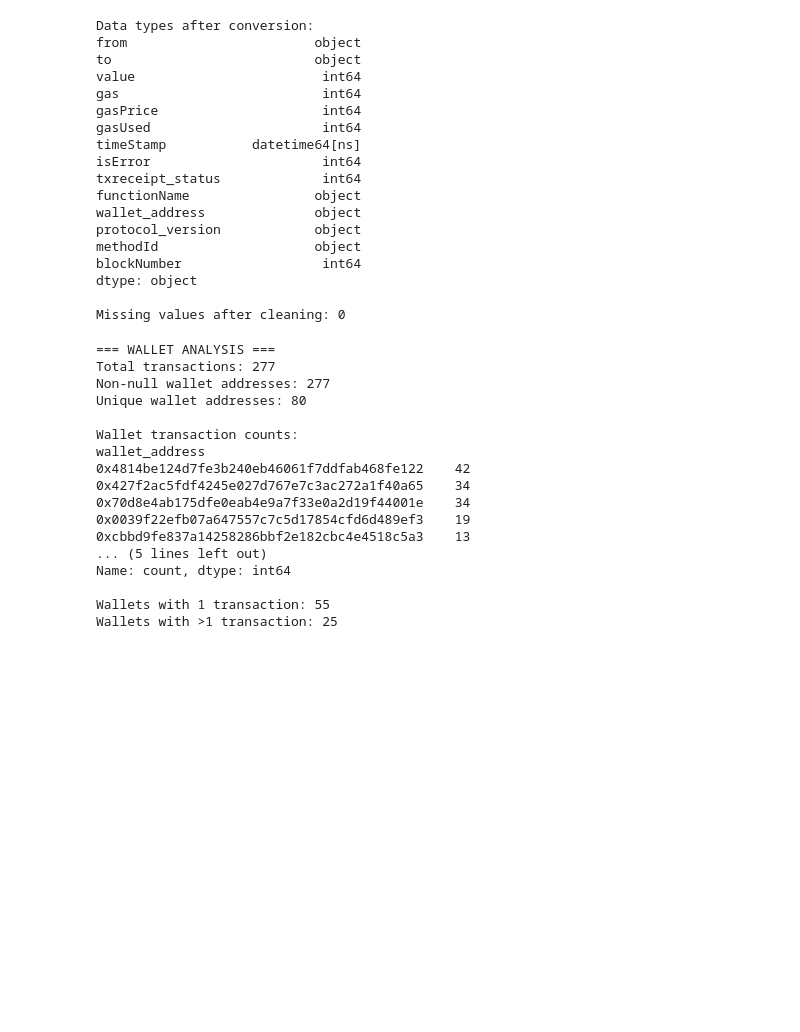
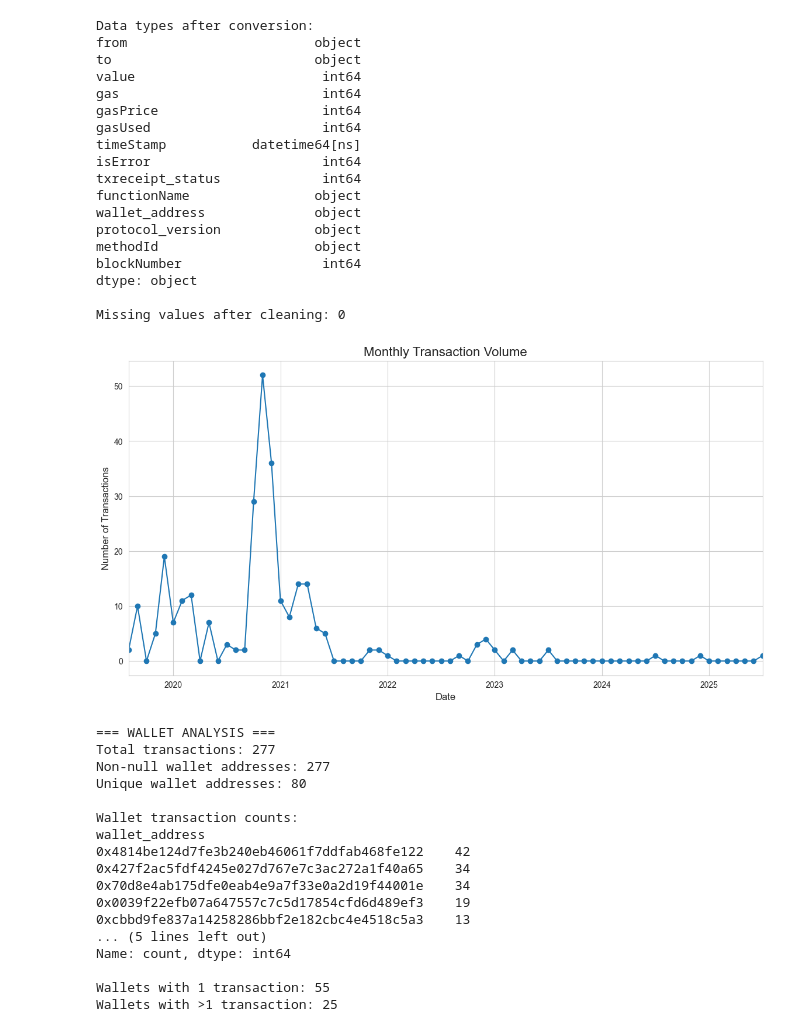
Before and after one commit to Nikk6174/ml_compound_v2_wallets, a Jupyter notebook: model.ipynb, the cells around one changed output. Cells and saved outputs as stored; diff of their text form; code cells hidden in the pictures; blank space fills up the shorter version.

```diff
--- a/model.ipynb
+++ b/model.ipynb
@@ -163,6 +182,19 @@ blockNumber                  int64
 dtype: object
 
 Missing values after cleaning: 0
+# %%
+df['timeStamp_dt'] = pd.to_datetime(df['timeStamp'], unit='s')
+tx_over_time = df.set_index('timeStamp_dt').resample('M').size()
+
+plt.figure(figsize=(14, 7))
+tx_over_time.plot(kind='line', marker='o')
+plt.title('Monthly Transaction Volume', fontsize=16)
+plt.xlabel('Date', fontsize=12)
+plt.ylabel('Number of Transactions', fontsize=12)
+plt.grid(True)
+plt.show()
+# %% [output]
+[figure, added]
 # %%
 # Debug Cell: Analyze your wallet distribution
 print("=== WALLET ANALYSIS ===")
```
Also changed, not shown: parts of 5 cells of this notebook, 10 other files.
